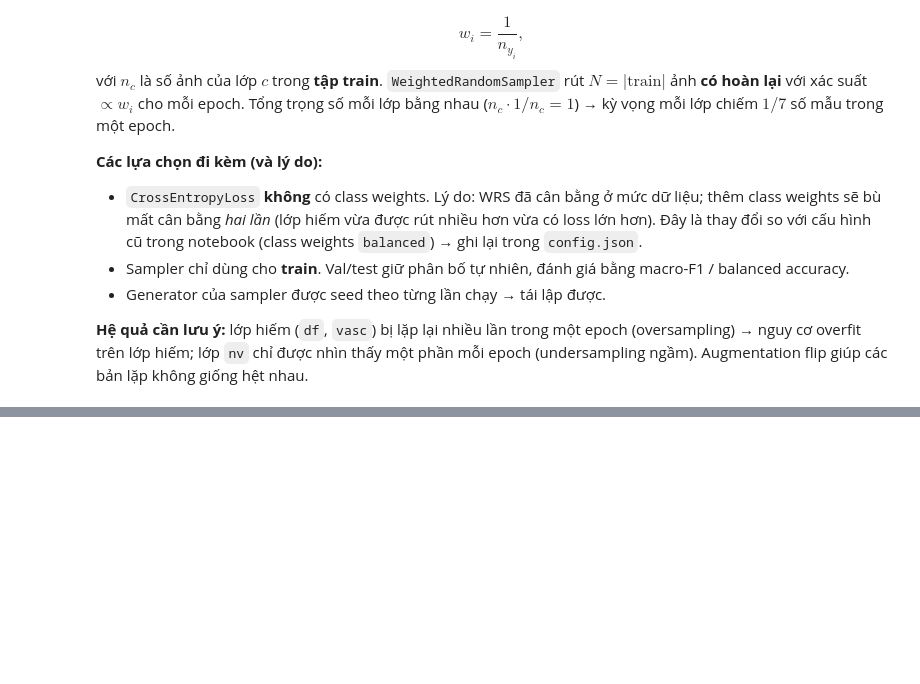
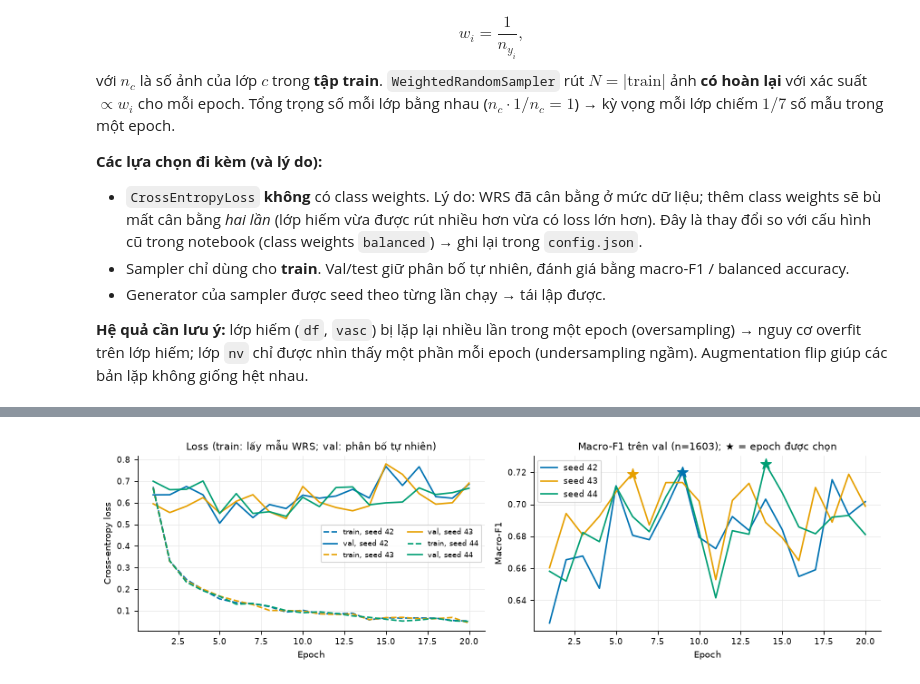
Before and after one commit to VietDunghere/Image-Processing, a Jupyter notebook: baseline.ipynb, the cells around one changed output, grey strips where cells are left out. Saved outputs shown, nothing was run; the diff lists cells and outputs as text; code cells hidden in the pictures; blank space fills up the shorter version.

```diff
--- a/baseline.ipynb
+++ b/baseline.ipynb
@@ -553,15 +449,0 @@ pc
-# %%
-# Đường học: train/val loss và val macro-F1 theo epoch (chọn epoch bằng val)
-fig, axes = plt.subplots(1, 2, figsize=(11, 3.3))
-seed_colors = dict(zip(SEEDS, ["#0072B2", "#E69F00", "#009E73"]))
-for s in SEEDS:
-    h = pd.read_csv(OUT_DIR / f"seed{s}" / "history.csv")
-    axes[0].plot(h.epoch, h.train_loss, c=seed_colors[s], ls="--", label=f"train, seed {s}")
-    axes[0].plot(h.epoch, h.val_loss, c=seed_colors[s], label=f"val, seed {s}")
-    axes[1].plot(h.epoch, h.val_macro_f1, c=seed_colors[s], label=f"seed {s}")
-    be = h.val_macro_f1.idxmax()
-    axes[1].scatter(h.epoch[be], h.val_macro_f1[be], c=seed_colors[s], marker="*", s=120, zorder=3)
-axes[0].set(xlabel="Epoch", ylabel="Cross-entropy loss", title="Loss (train: lấy mẫu WRS; val: phân bố tự nhiên)")
-axes[1].set(xlabel="Epoch", ylabel="Macro-F1", title=f"Macro-F1 trên val (n={len(val_df)}); ★ = epoch được chọn")
-axes[0].legend(ncol=2, fontsize=7); axes[1].legend()
-plt.tight_layout(); fig.savefig(FIG_DIR / "learning_curves.pdf", bbox_inches="tight"); plt.show()
@@ -594,0 +621,18 @@ TODO: điền sau khi chạy (mọi số lấy từ `outputs/baseline/`).
+# %%
+# Đường học: train/val loss và val macro-F1 theo epoch (chọn epoch bằng val)
+fig, axes = plt.subplots(1, 2, figsize=(11, 3.3))
+seed_colors = dict(zip(SEEDS, ["#0072B2", "#E69F00", "#009E73"]))
+for s in SEEDS:
+    h = pd.read_csv(OUT_DIR / f"seed{s}" / "history.csv")
+    axes[0].plot(h.epoch, h.train_loss, c=seed_colors[s], ls="--", label=f"train, seed {s}")
+    axes[0].plot(h.epoch, h.val_loss, c=seed_colors[s], label=f"val, seed {s}")
+    axes[1].plot(h.epoch, h.val_macro_f1, c=seed_colors[s], label=f"seed {s}")
+    be = h.val_macro_f1.idxmax()
+    axes[1].scatter(h.epoch[be], h.val_macro_f1[be], color=seed_colors[s], marker="*", s=120, zorder=3)
+axes[0].set(xlabel="Epoch", ylabel="Cross-entropy loss", title="Loss (train: lấy mẫu WRS; val: phân bố tự nhiên)")
+axes[1].set(xlabel="Epoch", ylabel="Macro-F1", title=f"Macro-F1 trên val (n={len(val_df)}); ★ = epoch được chọn")
+axes[0].legend(ncol=2, fontsize=7); axes[1].legend()
+plt.tight_layout(); fig.savefig(FIG_DIR / "learning_curves.pdf", bbox_inches="tight")
+fig.savefig(FIG_DIR / "learning_curves.png", bbox_inches="tight", dpi=300); plt.show()
+# %% [output]
+[figure, added]
```
Also changed, not shown: parts of 49 cells of this notebook, 20 other files.
